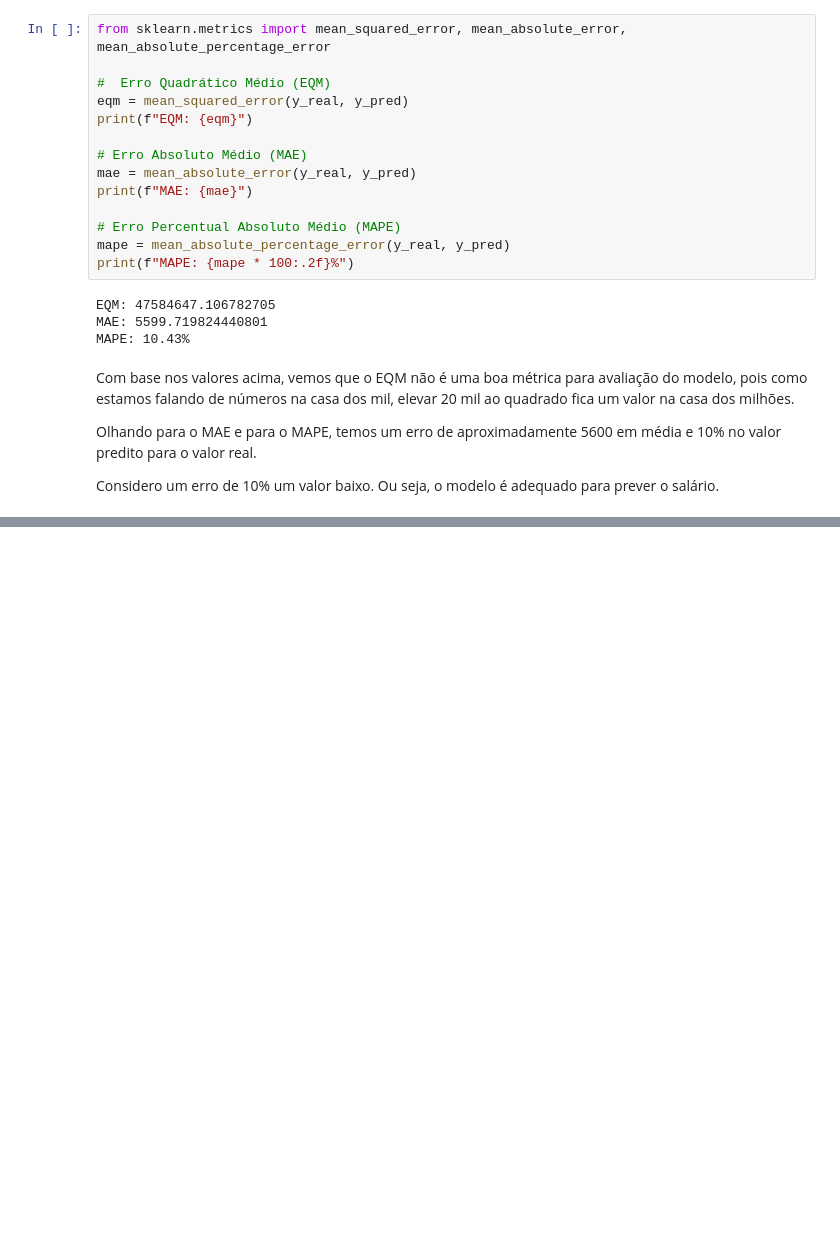
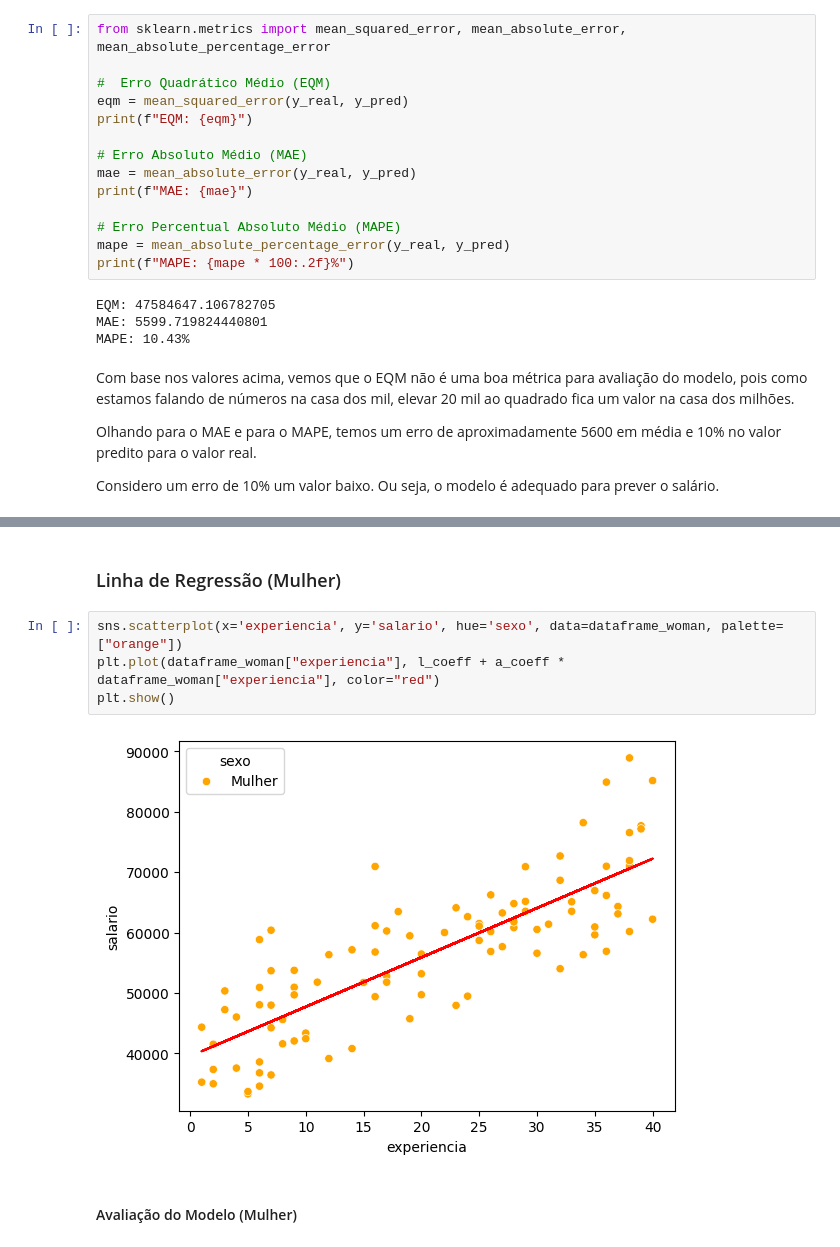
Before and after one commit to GodKelvin/pos-ia-dados-ufes, a Jupyter notebook: Regressão e Séries Temporais/Trab1_Regressao_Linear_Simples.ipynb, the cells around one changed output, grey strips where cells are left out. Drawn from its saved outputs; the diff is of its cells as text; blank space fills up the shorter version.

```diff
--- a/Regressão e Séries Temporais/Trab1_Regressao_Linear_Simples.ipynb
+++ b/Regressão e Séries Temporais/Trab1_Regressao_Linear_Simples.ipynb
@@ -266,0 +384,10 @@ Considero um erro de 10% um valor baixo. Ou seja, o modelo é adequado para prev
+# %% [markdown]
+### Linha de Regressão (Mulher)
+# %%
+sns.scatterplot(x='experiencia', y='salario', hue='sexo', data=dataframe_woman, palette=["orange"])
+plt.plot(dataframe_woman["experiencia"], l_coeff + a_coeff * dataframe_woman["experiencia"], color="red")
+plt.show()
+# %% [output]
+[figure, added]
+# %% [markdown]
+#### Avaliação do Modelo (Mulher)
```
Also changed, not shown: parts of 22 cells of this notebook.
